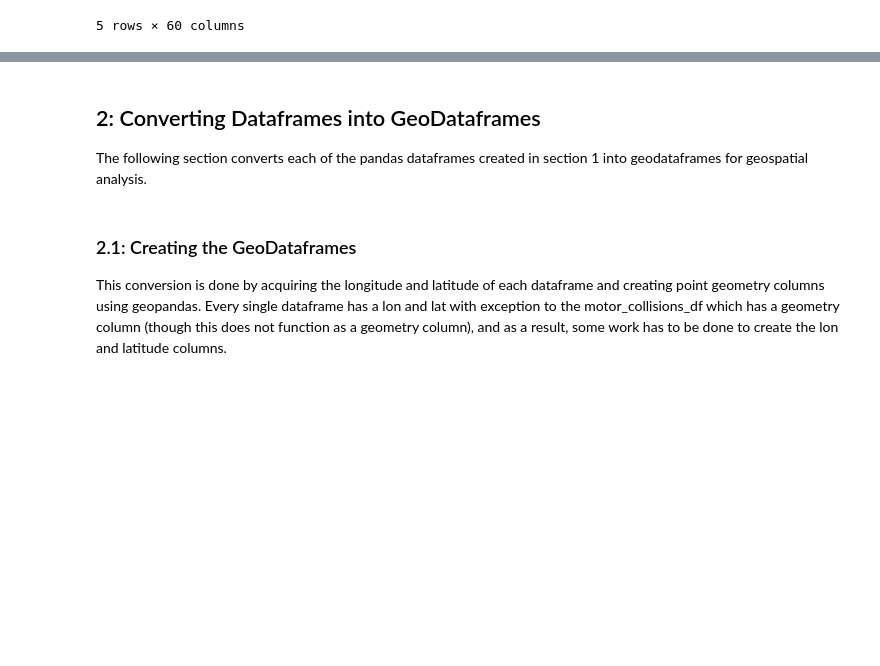
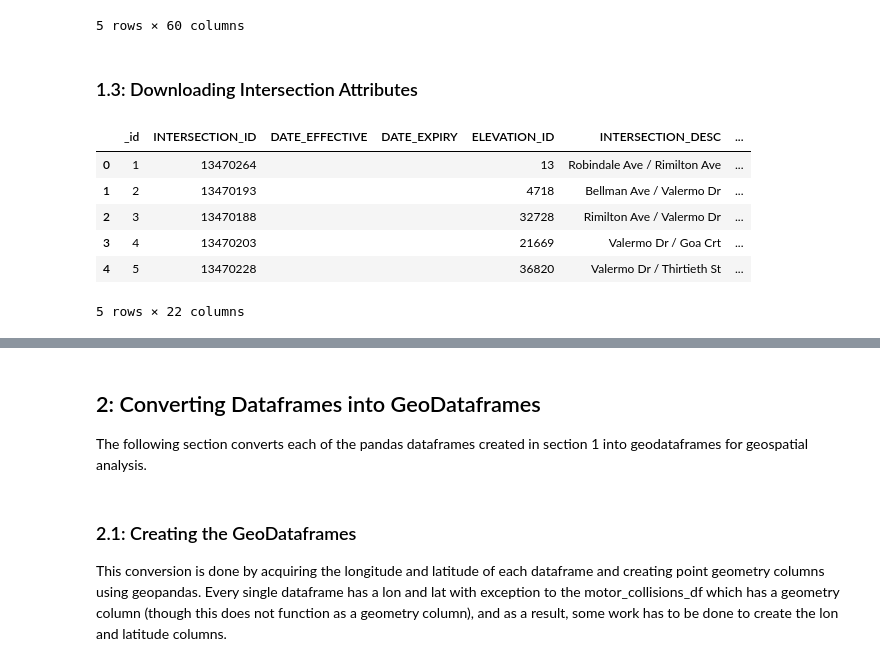
Before and after one commit to nadiamohsin/DEADLY-COLLISION-PROJECT, a Jupyter notebook: Motor Collisions and Traffic Volumes Data Pipeline.ipynb, the cells around one changed output, grey strips where cells are left out. Saved outputs shown, nothing was run; the diff lists cells and outputs as text; code cells hidden in the pictures; blank space fills up the shorter version.

```diff
--- a/Motor Collisions and Traffic Volumes Data Pipeline.ipynb
+++ b/Motor Collisions and Traffic Volumes Data Pipeline.ipynb
@@ -135,3 +148,33 @@ vol_00to09.head()
 | 3 | 4 | 8180 | 2000-01-18 | 4126 | EGLINTON AVE AT PHARMACY AVE (PX ... | -79.297515 | 43.725651 | 2.0 | ... |
 | 4 | 5 | 8180 | 2000-01-18 | 4126 | EGLINTON AVE AT PHARMACY AVE (PX ... | -79.297515 | 43.725651 | 2.0 | ... |
 5 rows × 60 columns
+# %% [markdown]
+### 1.3: Downloading Intersection Attributes
+# %%
+inter_att = (requests.get('https://ckan0.cf.opendata.inter.prod-toronto.ca/dataset/2c83f641-7808-49ba-b80f-7011851d4e27/resource/8e825e33-d7e1-4e59-b247-5868bf7d66a9/download/Centreline%20Intersection.geojson').
+            json()
+                   )
+# Initialize an empty list to store flattened dictionaries
+inter_att_df = []
+
+# Iterate through the 'features' list in the JSON intersection attributes data
+for feature in inter_att['features']:
+    # properties entail the characteristics of the crash
+    properties = feature['properties']
+    # geometry entails the location
+    geometry = feature['geometry']
+    flat_properties = properties.copy()
+    flat_properties.update(geometry)
+    inter_att_df.append(flat_properties)
+
+# Create a motor_collisions DataFrame from the flattened inter_att_df
+inter_att_df = pd.DataFrame(inter_att_df)
+inter_att_df.head()
+# %% [output]
+|  | _id | INTERSECTION_ID | DATE_EFFECTIVE | DATE_EXPIRY | ELEVATION_ID | INTERSECTION_DESC | ... |
+| 0 | 1 | 13470264 |  |  | 13 | Robindale Ave / Rimilton Ave | ... |
+| 1 | 2 | 13470193 |  |  | 4718 | Bellman Ave / Valermo Dr | ... |
+| 2 | 3 | 13470188 |  |  | 32728 | Rimilton Ave / Valermo Dr | ... |
+| 3 | 4 | 13470203 |  |  | 21669 | Valermo Dr / Goa Crt | ... |
+| 4 | 5 | 13470228 |  |  | 36820 | Valermo Dr / Thirtieth St | ... |
+5 rows × 22 columns
```
Also changed, not shown: parts of 43 cells of this notebook.
